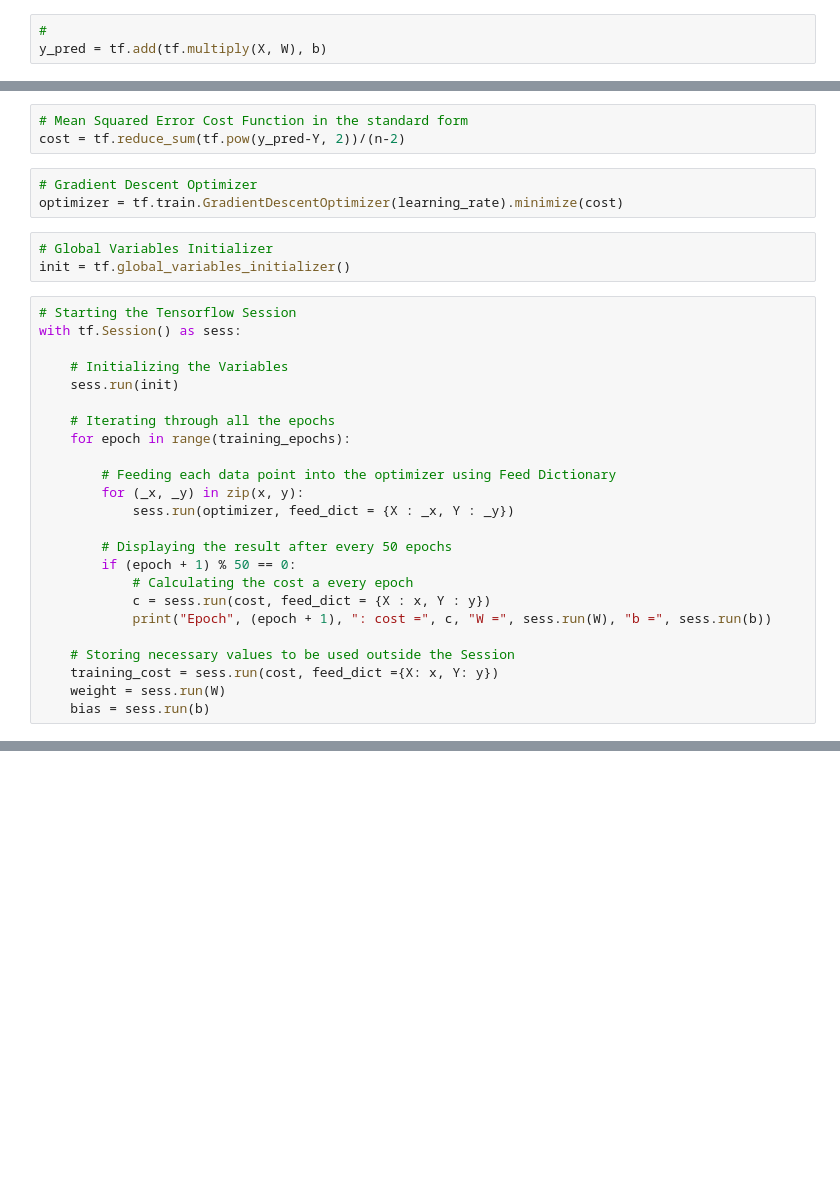
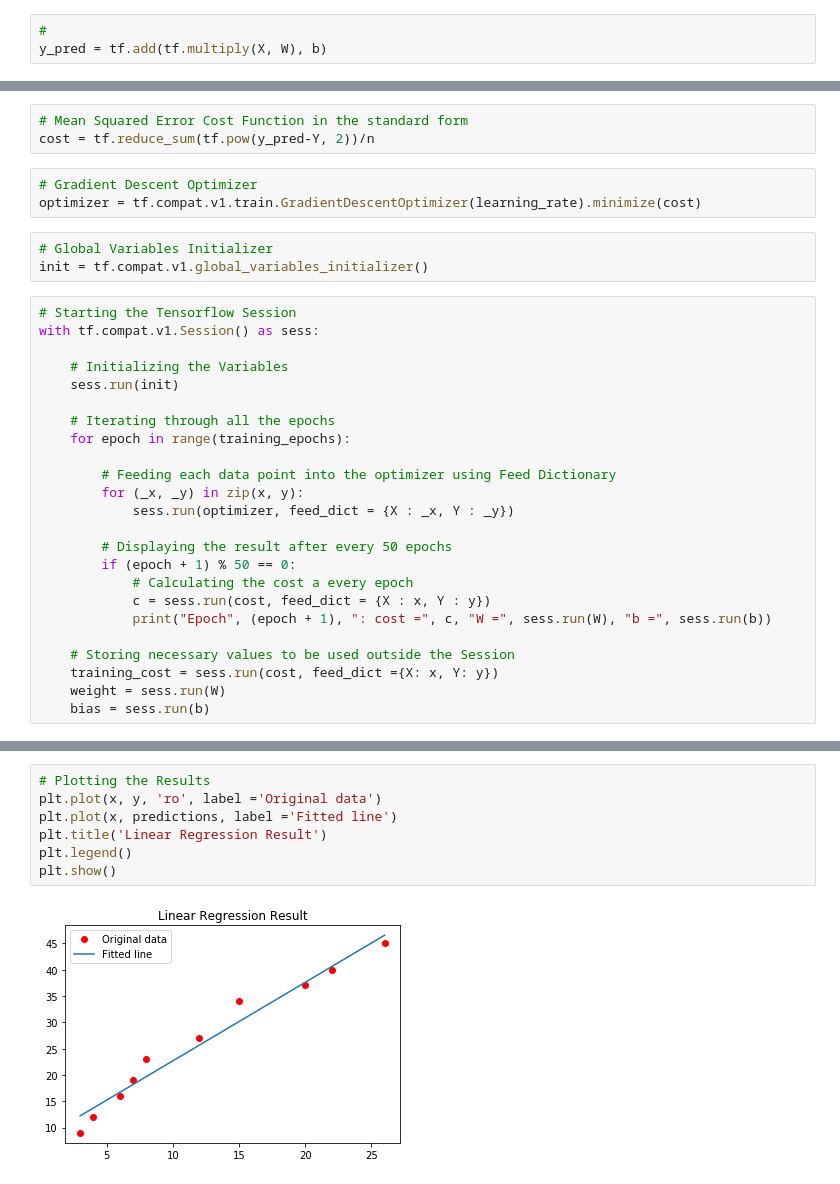
Before and after one commit to eacunafer/Data-Mining-Machine-Learning-subgraduado-, a Jupyter notebook: notebooks/reg1tf.ipynb, the cells around one changed output, grey strips where cells are left out. Drawn from its saved outputs; the diff is of its cells as text; blank space fills up the shorter version.

```diff
--- a/notebooks/reg1tf.ipynb
+++ b/notebooks/reg1tf.ipynb
@@ -39,15 +46,15 @@ training_epochs = 5000
 # %%
 # Mean Squared Error Cost Function in the standard form
-cost = tf.reduce_sum(tf.pow(y_pred-Y, 2))/(n-2)
+cost = tf.reduce_sum(tf.pow(y_pred-Y, 2))/n
 # %%
 # Gradient Descent Optimizer
-optimizer = tf.train.GradientDescentOptimizer(learning_rate).minimize(cost)
+optimizer = tf.compat.v1.train.GradientDescentOptimizer(learning_rate).minimize(cost)
 # %%
 # Global Variables Initializer
-init = tf.global_variables_initializer()
+init = tf.compat.v1.global_variables_initializer()
 # %%
 # Starting the Tensorflow Session
-with tf.Session() as sess:
+with tf.compat.v1.Session() as sess:
 
     # Initializing the Variables
     sess.run(init)
@@ -102,0 +108,9 @@ print(predictions)
+# %%
+# Plotting the Results
+plt.plot(x, y, 'ro', label ='Original data')
+plt.plot(x, predictions, label ='Fitted line')
+plt.title('Linear Regression Result')
+plt.legend()
+plt.show()
+# %% [output]
+[figure, added]
```
Also changed, not shown: parts of 12 cells of this notebook, 6 other files.
